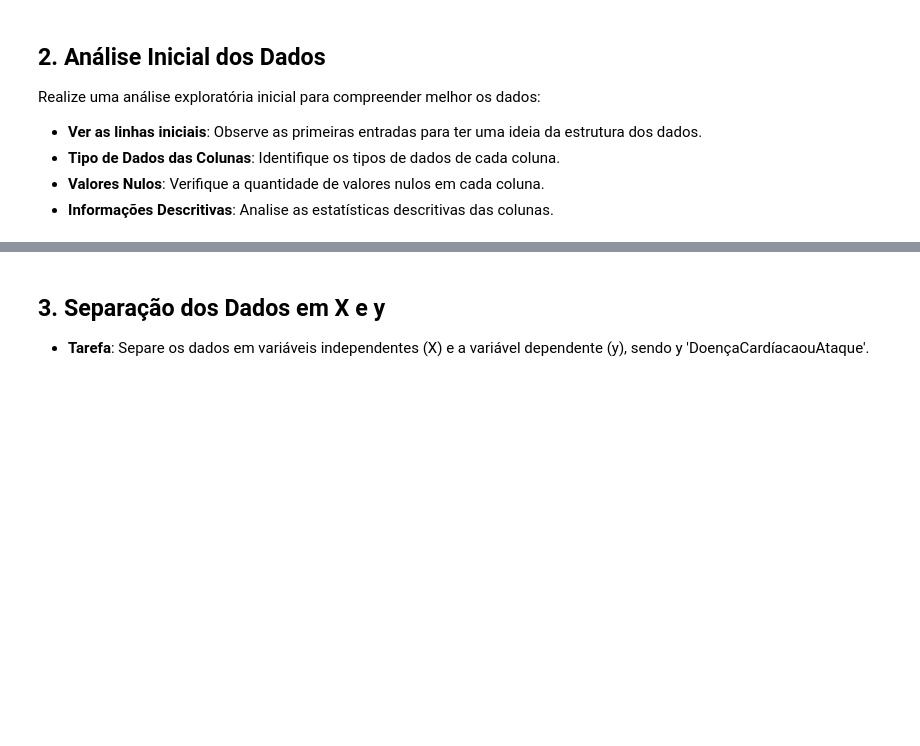
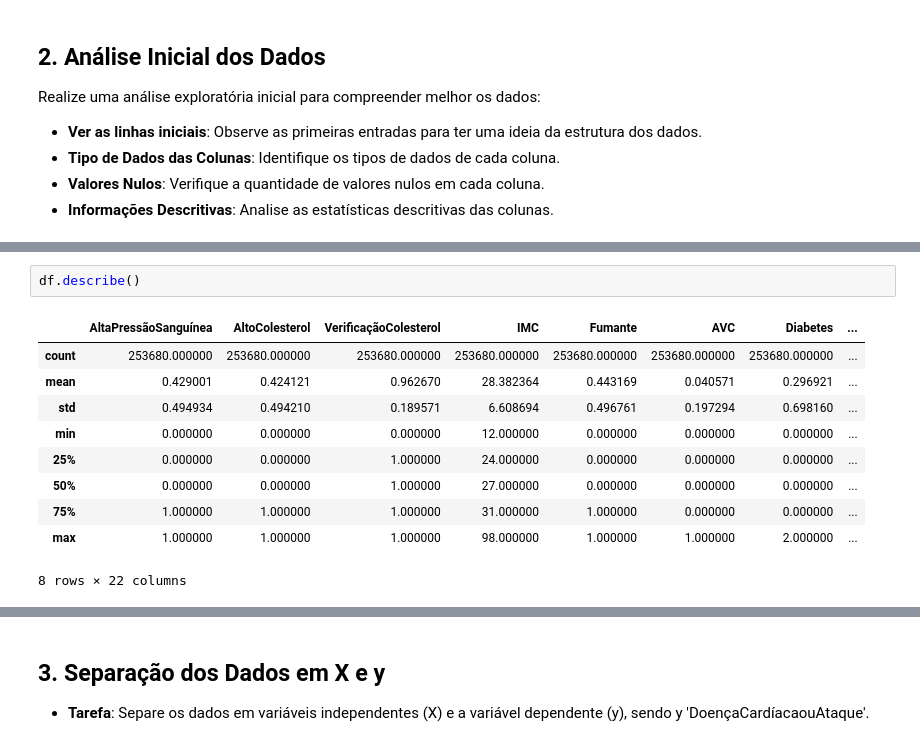
Before and after one commit to leaop/Graduation, a Jupyter notebook: 4 semestre/aprendizado de maquina/Árvores de decisão.ipynb, the cells around one changed output, grey strips where cells are left out. Cells and saved outputs as stored; diff of their text form; blank space fills up the shorter version.

```diff
--- a/4 semestre/aprendizado de maquina/Árvores de decisão.ipynb
+++ b/4 semestre/aprendizado de maquina/Árvores de decisão.ipynb
@@ -502,0 +609,13 @@ Realize uma análise exploratória inicial para compreender melhor os dados:
+# %%
+df.describe()
+# %% [output]
+|  | AltaPressãoSanguínea | AltoColesterol | VerificaçãoColesterol | IMC | Fumante | AVC | Diabetes | ... |
+| count | 253680.000000 | 253680.000000 | 253680.000000 | 253680.000000 | 253680.000000 | 253680.000000 | 253680.000000 | ... |
+| mean | 0.429001 | 0.424121 | 0.962670 | 28.382364 | 0.443169 | 0.040571 | 0.296921 | ... |
+| std | 0.494934 | 0.494210 | 0.189571 | 6.608694 | 0.496761 | 0.197294 | 0.698160 | ... |
+| min | 0.000000 | 0.000000 | 0.000000 | 12.000000 | 0.000000 | 0.000000 | 0.000000 | ... |
+| 25% | 0.000000 | 0.000000 | 1.000000 | 24.000000 | 0.000000 | 0.000000 | 0.000000 | ... |
+| 50% | 0.000000 | 0.000000 | 1.000000 | 27.000000 | 0.000000 | 0.000000 | 0.000000 | ... |
+| 75% | 1.000000 | 1.000000 | 1.000000 | 31.000000 | 1.000000 | 0.000000 | 0.000000 | ... |
+| max | 1.000000 | 1.000000 | 1.000000 | 98.000000 | 1.000000 | 1.000000 | 2.000000 | ... |
+8 rows × 22 columns
```
Also changed, not shown: parts of 23 cells of this notebook.
